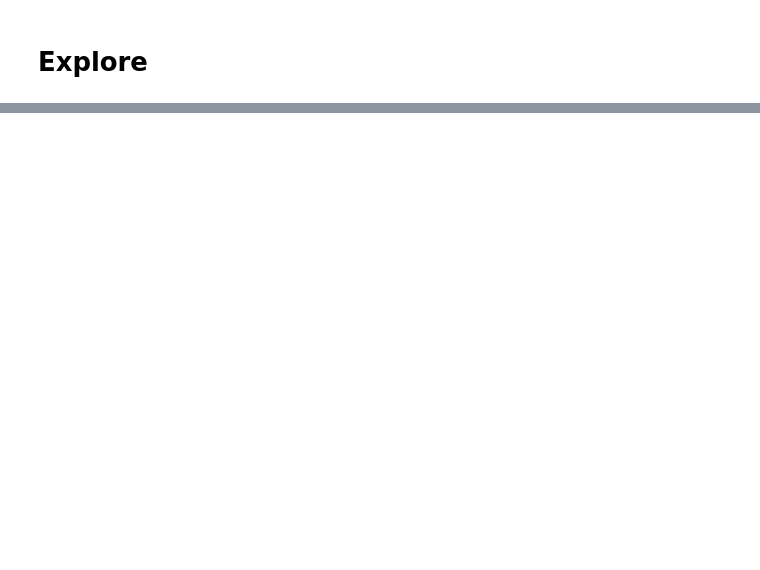
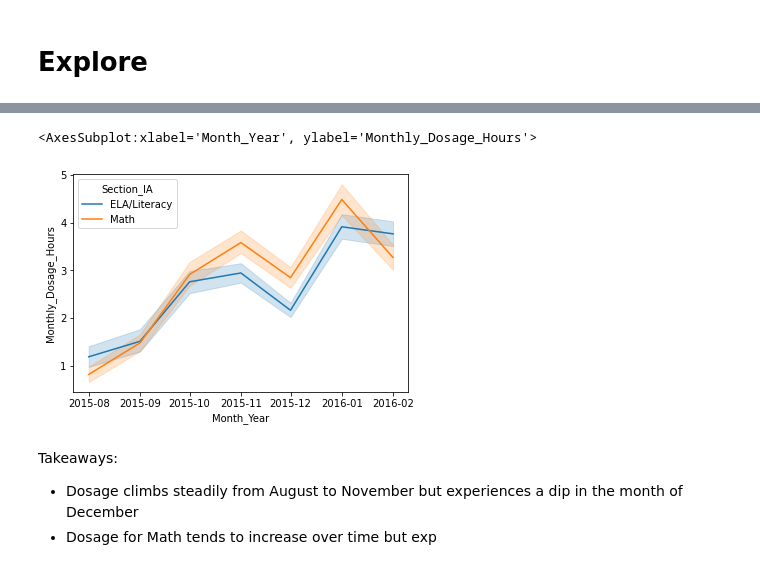
Before and after one commit to christophermayorga/my-data-science-notes, a Jupyter notebook: Dosage.ipynb, the cells around one changed output, grey strips where cells are left out. Cells and saved outputs as stored; diff of their text form; code cells hidden in the pictures; blank space fills up the shorter version.

```diff
--- a/Dosage.ipynb
+++ b/Dosage.ipynb
@@ -154,0 +174,10 @@ ELA: (251, 8), Math: (245, 8)
+# %%
+# Let's look at time series chart which shows how dosage trends over the course of the school year
+sns.lineplot(x='Month_Year', y='Monthly_Dosage_Hours', data=df, hue='Section_IA')
+# %% [output]
+<AxesSubplot:xlabel='Month_Year', ylabel='Monthly_Dosage_Hours'>
+[figure, added]
+# %% [markdown]
+Takeaways:
+- Dosage climbs steadily from August to November but experiences a dip in the month of December
+- Dosage for Math tends to increase over time but exp
```
Also changed, not shown: parts of 11 cells of this notebook, 1 other file.
